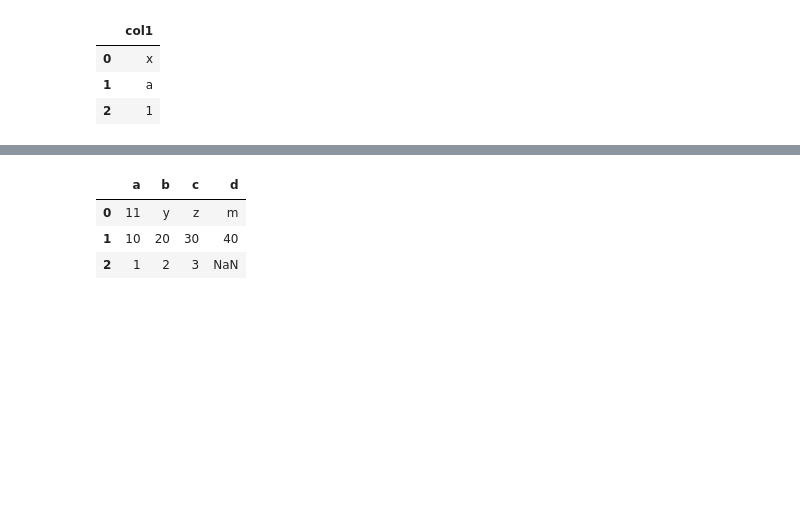
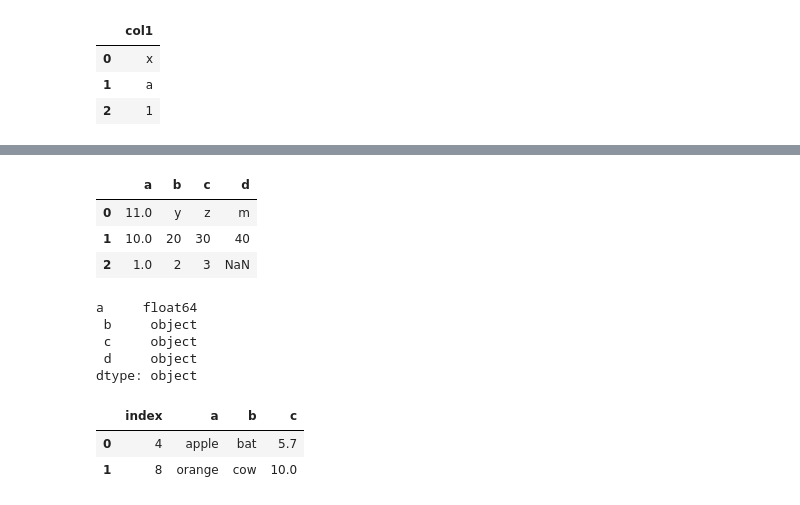
Before and after one commit to ankitsuwal/machine_learning, a Jupyter notebook: pandas_t1.ipynb, the cells around one changed output, grey strips where cells are left out. Drawn from its saved outputs; the diff is of its cells as text; code cells hidden in the pictures; blank space fills up the shorter version.

```diff
--- a/pandas_t1.ipynb
+++ b/pandas_t1.ipynb
@@ -276,10 +284,20 @@ print(">>: ", df['a'][1])
 Name: a, dtype: object
 >>:  10
 # %%
-df = pd.read_csv(StringIO(data), dtype={'a': int, 'b':str , 'c': str, 'd': str})
+# we can specify different data type in colums, example below
+df = pd.read_csv(StringIO(data), dtype={'a': float, 'b':str , 'c': str, 'd': str})
 df
 # %% [output]
 |  | a | b | c | d |
-| 0 | 11 | y | z | m |
-| 1 | 10 | 20 | 30 | 40 |
-| 2 | 1 | 2 | 3 | NaN |
+| 0 | 11.0 | y | z | m |
+| 1 | 10.0 | 20 | 30 | 40 |
+| 2 | 1.0 | 2 | 3 | NaN |
+# %%
+# You can check all type of your colums
+df.dtypes
+# %% [output]
+a     float64
+ b     object
+ c     object
+ d     object
+dtype: object
@@ -285,0 +308,9 @@ df
+# %%
+df = pd.read_csv(StringIO(data))
+# %%
+df
+# in this we having seperate indexes as 0, 1 but if we want index as an index then:
+# %% [output]
+|  | index | a | b | c |
+| 0 | 4 | apple | bat | 5.7 |
+| 1 | 8 | orange | cow | 10.0 |
```
Also changed, not shown: parts of 14 cells of this notebook.
